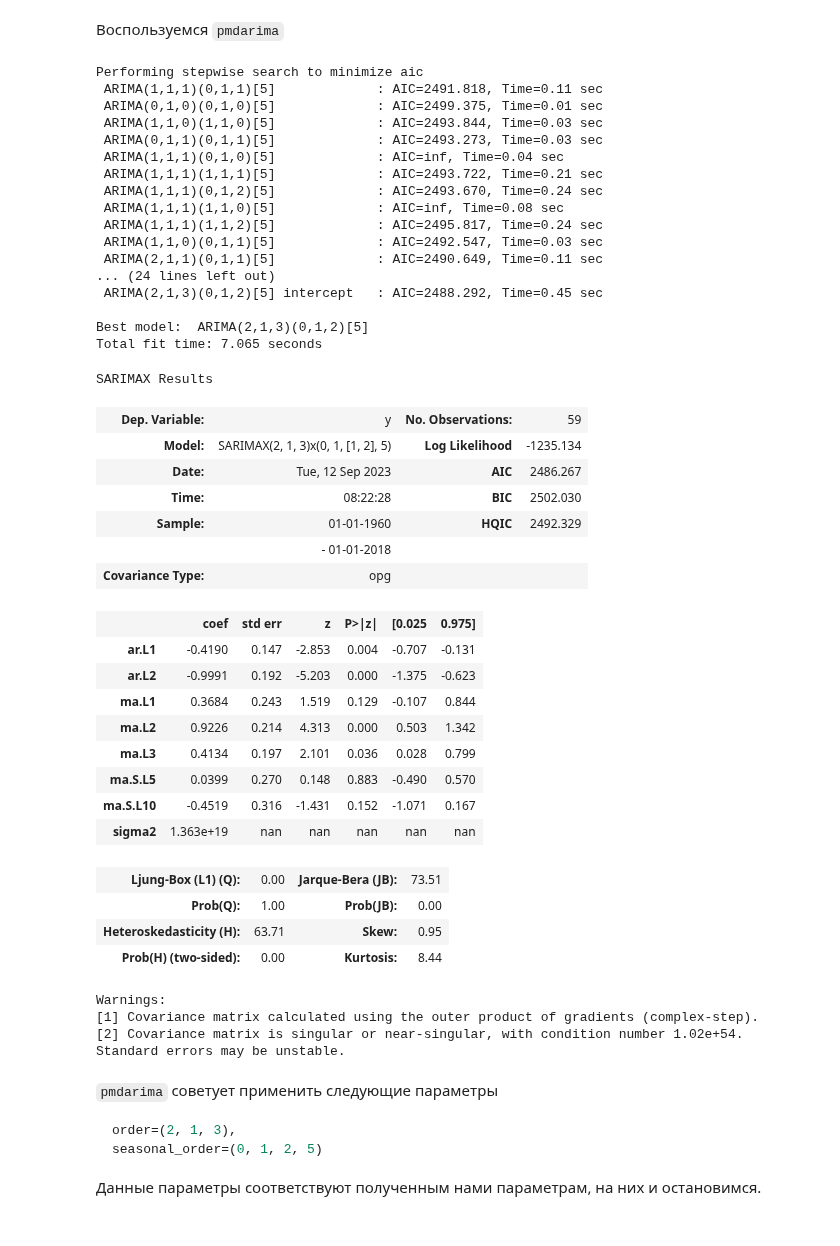
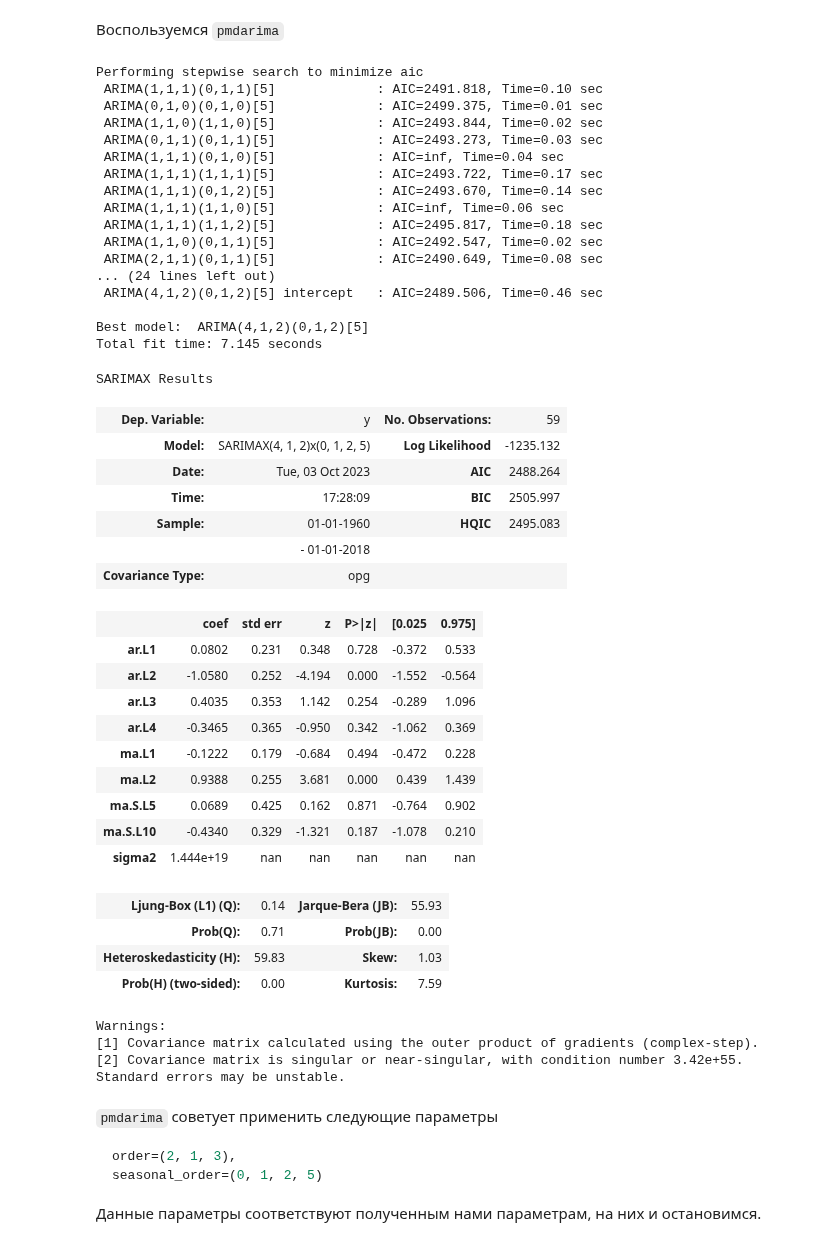
Before and after one commit to hoittoken/Python, a Jupyter notebook: Py/Math&ML/math&ml-13 timeline-2/project-ghana.ipynb, the cells around one changed output. Saved outputs shown, nothing was run; the diff lists cells and outputs as text; code cells hidden in the pictures.

````diff
--- a/Py/Math&ML/math&ml-13 timeline-2/project-ghana.ipynb
+++ b/Py/Math&ML/math&ml-13 timeline-2/project-ghana.ipynb
@@ -333,64 +333,65 @@ plt.show()
 # %%
 import pmdarima as pm
 
 smodel = pm.auto_arima(
     train_df,
     start_p=1,
     d=1,
     start_q=1,
-    max_p=3,
-    max_q=3,
+    max_p=5,
+    max_q=5,
     D=1,
     start_P=0,
     m=5,
     test="adf",
     error_action="ignore",
     trace=True,
 )
 
 smodel.summary()
 # %% [output]
 Performing stepwise search to minimize aic
- ARIMA(1,1,1)(0,1,1)[5]             : AIC=2491.818, Time=0.11 sec
+ ARIMA(1,1,1)(0,1,1)[5]             : AIC=2491.818, Time=0.10 sec
  ARIMA(0,1,0)(0,1,0)[5]             : AIC=2499.375, Time=0.01 sec
- ARIMA(1,1,0)(1,1,0)[5]             : AIC=2493.844, Time=0.03 sec
+ ARIMA(1,1,0)(1,1,0)[5]             : AIC=2493.844, Time=0.02 sec
  ARIMA(0,1,1)(0,1,1)[5]             : AIC=2493.273, Time=0.03 sec
  ARIMA(1,1,1)(0,1,0)[5]             : AIC=inf, Time=0.04 sec
- ARIMA(1,1,1)(1,1,1)[5]             : AIC=2493.722, Time=0.21 sec
- ARIMA(1,1,1)(0,1,2)[5]             : AIC=2493.670, Time=0.24 sec
- ARIMA(1,1,1)(1,1,0)[5]             : AIC=inf, Time=0.08 sec
- ARIMA(1,1,1)(1,1,2)[5]             : AIC=2495.817, Time=0.24 sec
- ARIMA(1,1,0)(0,1,1)[5]             : AIC=2492.547, Time=0.03 sec
- ARIMA(2,1,1)(0,1,1)[5]             : AIC=2490.649, Time=0.11 sec
+ ARIMA(1,1,1)(1,1,1)[5]             : AIC=2493.722, Time=0.17 sec
+ ARIMA(1,1,1)(0,1,2)[5]             : AIC=2493.670, Time=0.14 sec
+ ARIMA(1,1,1)(1,1,0)[5]             : AIC=inf, Time=0.06 sec
+ ARIMA(1,1,1)(1,1,2)[5]             : AIC=2495.817, Time=0.18 sec
+ ARIMA(1,1,0)(0,1,1)[5]             : AIC=2492.547, Time=0.02 sec
+ ARIMA(2,1,1)(0,1,1)[5]             : AIC=2490.649, Time=0.08 sec
 ... (24 lines left out)
- ARIMA(2,1,3)(0,1,2)[5] intercept   : AIC=2488.292, Time=0.45 sec
+ ARIMA(4,1,2)(0,1,2)[5] intercept   : AIC=2489.506, Time=0.46 sec
 
-Best model:  ARIMA(2,1,3)(0,1,2)[5]
-Total fit time: 7.065 seconds
+Best model:  ARIMA(4,1,2)(0,1,2)[5]
+Total fit time: 7.145 seconds
 SARIMAX Results
 | Dep. Variable: | y | No. Observations: | 59 |
-| Model: | SARIMAX(2, 1, 3)x(0, 1, [1, 2], 5) | Log Likelihood | -1235.134 |
-| Date: | Tue, 12 Sep 2023 | AIC | 2486.267 |
-| Time: | 08:22:28 | BIC | 2502.030 |
-| Sample: | 01-01-1960 | HQIC | 2492.329 |
+| Model: | SARIMAX(4, 1, 2)x(0, 1, 2, 5) | Log Likelihood | -1235.132 |
+| Date: | Tue, 03 Oct 2023 | AIC | 2488.264 |
+| Time: | 17:28:09 | BIC | 2505.997 |
+| Sample: | 01-01-1960 | HQIC | 2495.083 |
 |  | - 01-01-2018 |  |  |
 | Covariance Type: | opg |  |  |
 |  | coef | std err | z | P>|z| | [0.025 | 0.975] |
-| ar.L1 | -0.4190 | 0.147 | -2.853 | 0.004 | -0.707 | -0.131 |
-| ar.L2 | -0.9991 | 0.192 | -5.203 | 0.000 | -1.375 | -0.623 |
-| ma.L1 | 0.3684 | 0.243 | 1.519 | 0.129 | -0.107 | 0.844 |
-| ma.L2 | 0.9226 | 0.214 | 4.313 | 0.000 | 0.503 | 1.342 |
-| ma.L3 | 0.4134 | 0.197 | 2.101 | 0.036 | 0.028 | 0.799 |
-| ma.S.L5 | 0.0399 | 0.270 | 0.148 | 0.883 | -0.490 | 0.570 |
-| ma.S.L10 | -0.4519 | 0.316 | -1.431 | 0.152 | -1.071 | 0.167 |
-| sigma2 | 1.363e+19 | nan | nan | nan | nan | nan |
+| ar.L1 | 0.0802 | 0.231 | 0.348 | 0.728 | -0.372 | 0.533 |
+| ar.L2 | -1.0580 | 0.252 | -4.194 | 0.000 | -1.552 | -0.564 |
+| ar.L3 | 0.4035 | 0.353 | 1.142 | 0.254 | -0.289 | 1.096 |
+| ar.L4 | -0.3465 | 0.365 | -0.950 | 0.342 | -1.062 | 0.369 |
+| ma.L1 | -0.1222 | 0.179 | -0.684 | 0.494 | -0.472 | 0.228 |
+| ma.L2 | 0.9388 | 0.255 | 3.681 | 0.000 | 0.439 | 1.439 |
+| ma.S.L5 | 0.0689 | 0.425 | 0.162 | 0.871 | -0.764 | 0.902 |
+| ma.S.L10 | -0.4340 | 0.329 | -1.321 | 0.187 | -1.078 | 0.210 |
+| sigma2 | 1.444e+19 | nan | nan | nan | nan | nan |
-| Ljung-Box (L1) (Q): | 0.00 | Jarque-Bera (JB): | 73.51 |
-| Prob(Q): | 1.00 | Prob(JB): | 0.00 |
-| Heteroskedasticity (H): | 63.71 | Skew: | 0.95 |
-| Prob(H) (two-sided): | 0.00 | Kurtosis: | 8.44 |
+| Ljung-Box (L1) (Q): | 0.14 | Jarque-Bera (JB): | 55.93 |
+| Prob(Q): | 0.71 | Prob(JB): | 0.00 |
+| Heteroskedasticity (H): | 59.83 | Skew: | 1.03 |
+| Prob(H) (two-sided): | 0.00 | Kurtosis: | 7.59 |
 Warnings:
 [1] Covariance matrix calculated using the outer product of gradients (complex-step).
-[2] Covariance matrix is singular or near-singular, with condition number 1.02e+54. Standard errors may be unstable.
+[2] Covariance matrix is singular or near-singular, with condition number 3.42e+55. Standard errors may be unstable.
 # %% [markdown]
 `pmdarima` советует применить следующие параметры
 ```python
````
Also changed, not shown: parts of 4 cells of this notebook, 12 other files.
